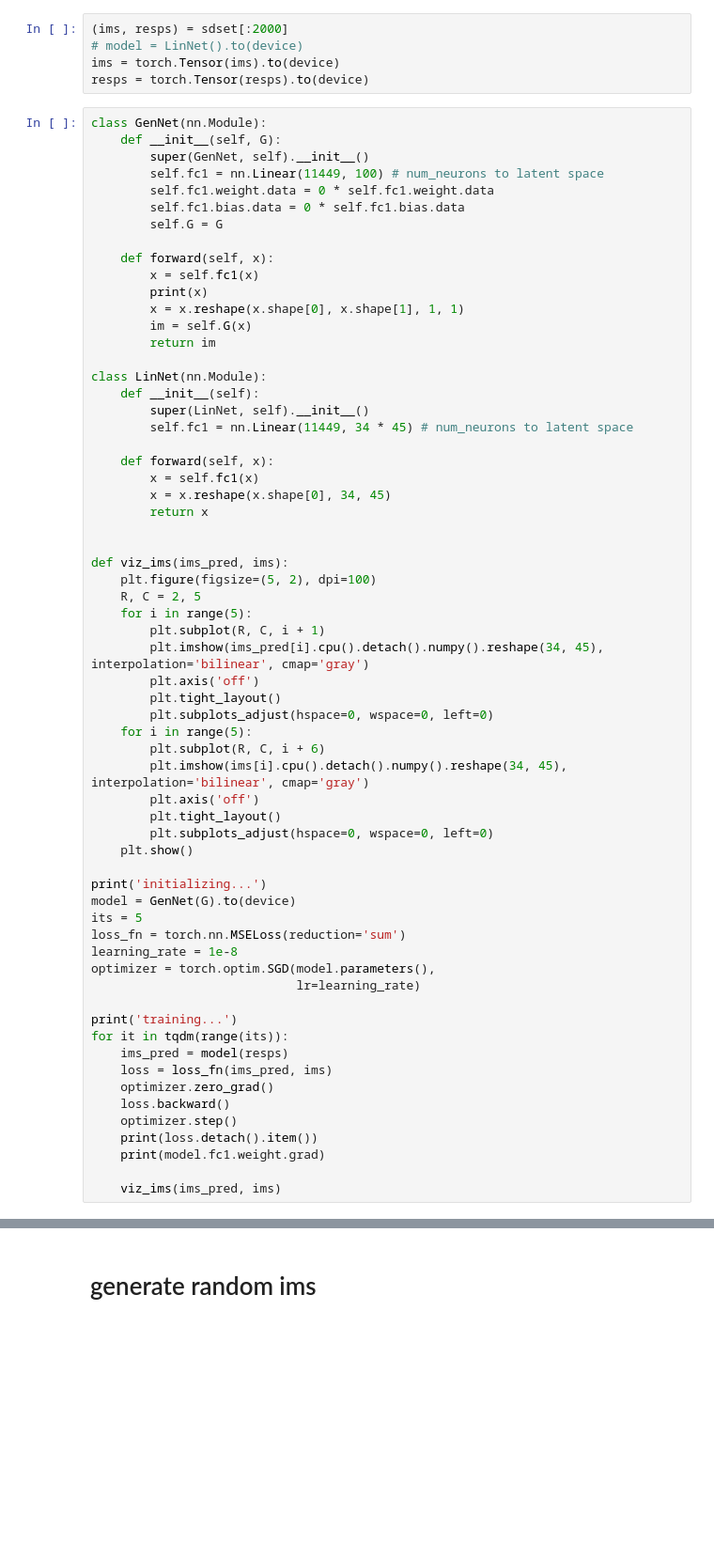
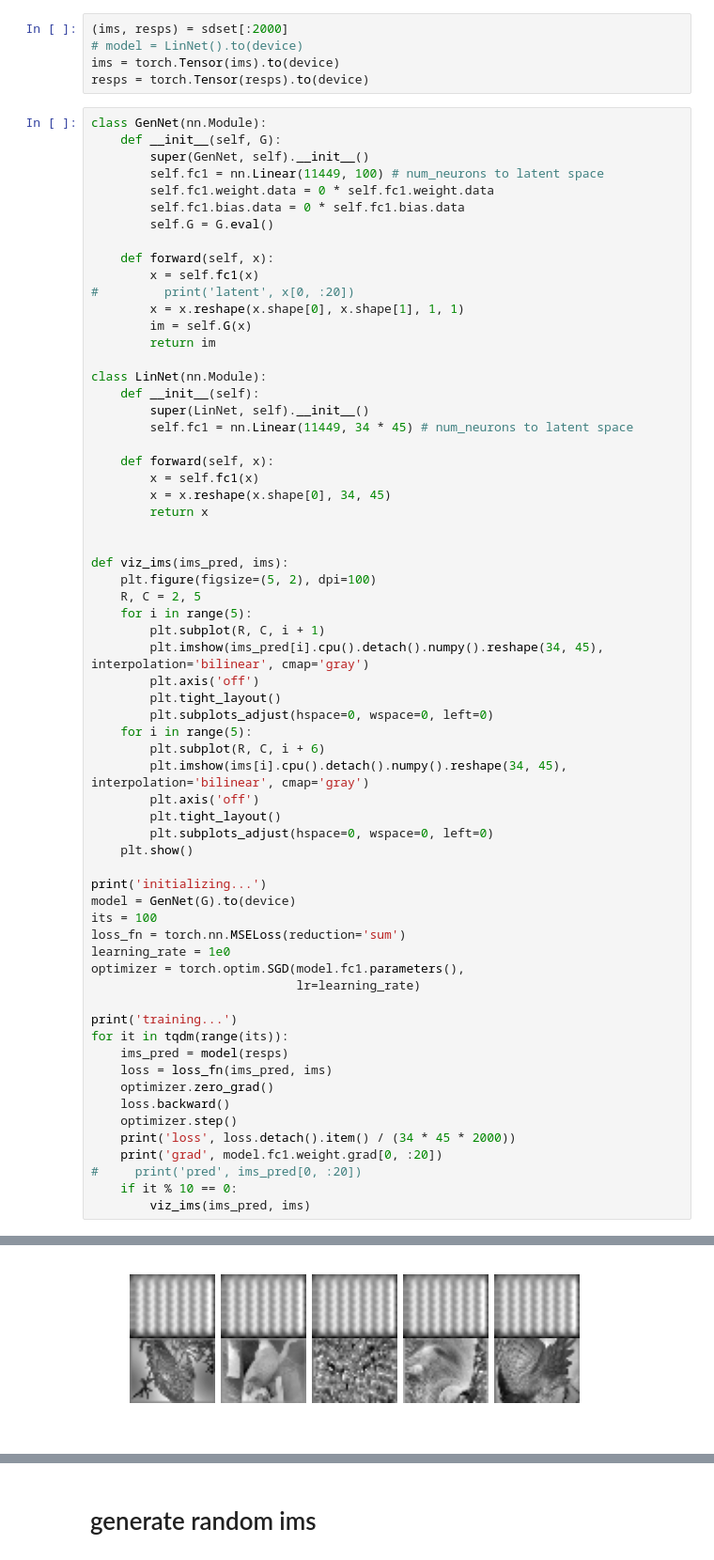
Before and after one commit to csinva/mouse-brain-decoding, a Jupyter notebook: stringerb_fit.ipynb, the cells around one changed output, grey strips where cells are left out. Shown: that part at 94% size. Cells and saved outputs as stored; diff of their text form; blank space fills up the shorter version.

```diff
--- a/stringerb_fit.ipynb
+++ b/stringerb_fit.ipynb
@@ -65,11 +60,11 @@ class GenNet(nn.Module):
         self.fc1 = nn.Linear(11449, 100) # num_neurons to latent space
         self.fc1.weight.data = 0 * self.fc1.weight.data
         self.fc1.bias.data = 0 * self.fc1.bias.data
-        self.G = G
+        self.G = G.eval()
 
     def forward(self, x):
         x = self.fc1(x)
-        print(x)
+#         print('latent', x[0, :20])
         x = x.reshape(x.shape[0], x.shape[1], 1, 1)
         im = self.G(x)
         return im
@@ -104,10 +99,10 @@ def viz_ims(ims_pred, ims):
 
 print('initializing...')
 model = GenNet(G).to(device)
-its = 5
+its = 100
 loss_fn = torch.nn.MSELoss(reduction='sum')
-learning_rate = 1e-8
-optimizer = torch.optim.SGD(model.parameters(),
+learning_rate = 1e0
+optimizer = torch.optim.SGD(model.fc1.parameters(),
                             lr=learning_rate)
 
 print('training...')
@@ -117,7 +112,9 @@ for it in tqdm(range(its)):
     optimizer.zero_grad()
     loss.backward()
     optimizer.step()
-    print(loss.detach().item())
-    print(model.fc1.weight.grad)
-
-    viz_ims(ims_pred, ims)
+    print('loss', loss.detach().item() / (34 * 45 * 2000))
+    print('grad', model.fc1.weight.grad[0, :20])
+#     print('pred', ims_pred[0, :20])
+    if it % 10 == 0:
+        viz_ims(ims_pred, ims)
+# %% [output]
@@ -123,0 +126 @@ for it in tqdm(range(its)):
+[figure, added]
```
Also changed, not shown: parts of 4 cells of this notebook.
